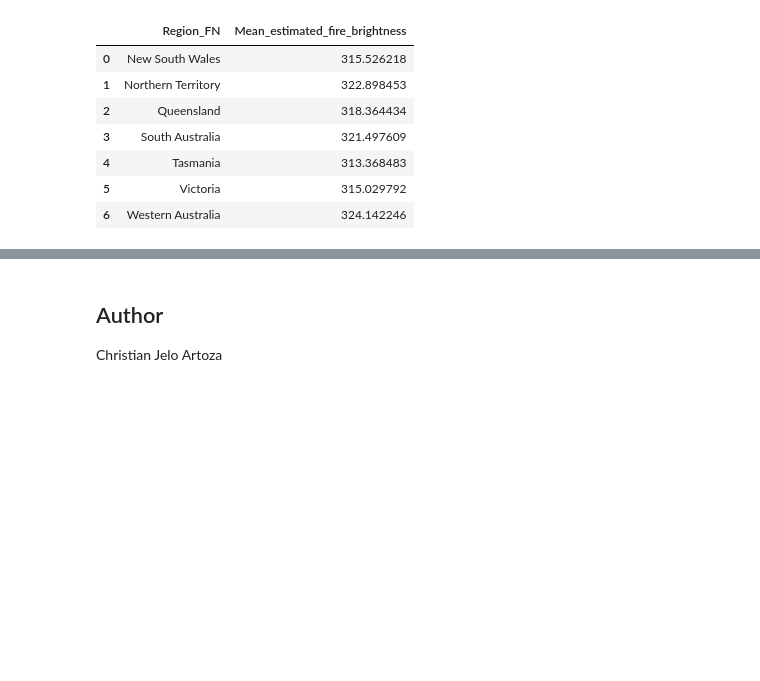
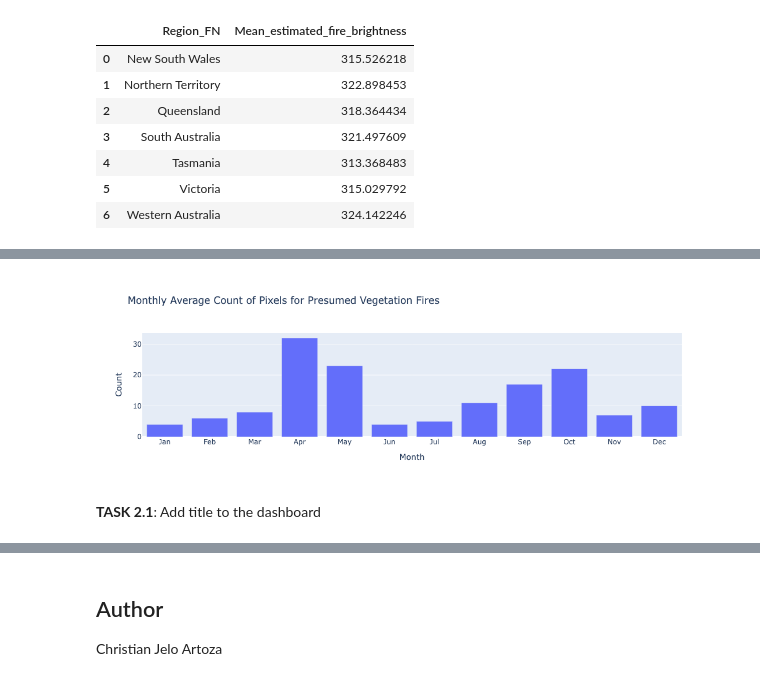
Before and after one commit to svd-jelo/IBM-Data-Science-Specialization, a Jupyter notebook: Course-8_Data-Visualization/practice-project/Course-8-Practice-Project_Australia-Wildfire.ipynb, the cells around one changed output, grey strips where cells are left out. Saved outputs shown, nothing was run; the diff lists cells and outputs as text; code cells hidden in the pictures; blank space fills up the shorter version.

```diff
--- a/Course-8_Data-Visualization/Course-8-Practice-Project_Australia-Wildfire.ipynb
+++ b/Course-8_Data-Visualization/practice-project/Course-8-Practice-Project_Australia-Wildfire.ipynb
@@ -353,0 +398,21 @@ australia_map
+# %%
+##Bar Chart on Monthly Average Count of Pixels for Presumed Vegetation Fires
+fig_bar = px.bar(
+    np.round(df_year_region.groupby('Month', as_index=False)['Count'].mean()).astype(int),
+    x = 'Month', y='Count',
+    title = 'Monthly Average Count of Pixels for Presumed Vegetation Fires'
+)
+
+count, bins = np.histogram(df_year_region['Month'], bins=11)
+fig_bar.update_layout(
+    xaxis = {
+        'tickmode': 'array',
+        'tickvals': df_year_region['Month'].unique(),
+        'ticktext': [calendar.month_abbr[i] for i in df_year_region['Month'].unique()]
+    }
+)
+fig_bar.show()
+# %% [output]
+[figure, added]
+# %% [markdown]
+**TASK 2.1**: Add title to the dashboard
```
Also changed, not shown: parts of 17 cells of this notebook, 4 other files.
